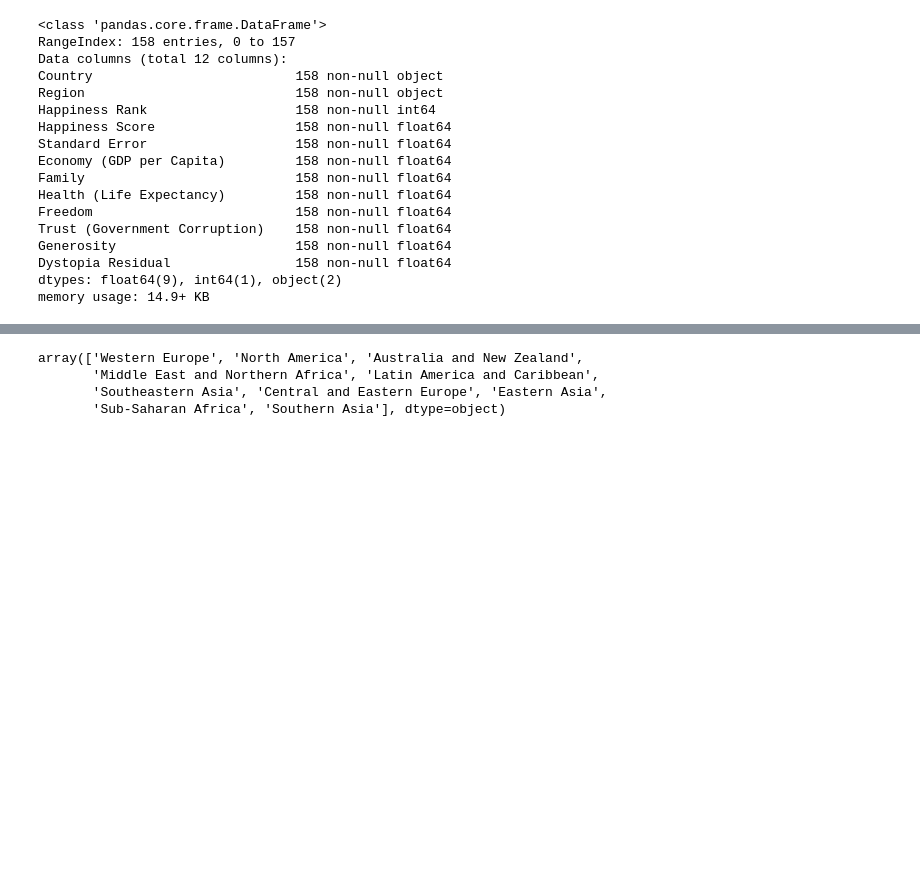
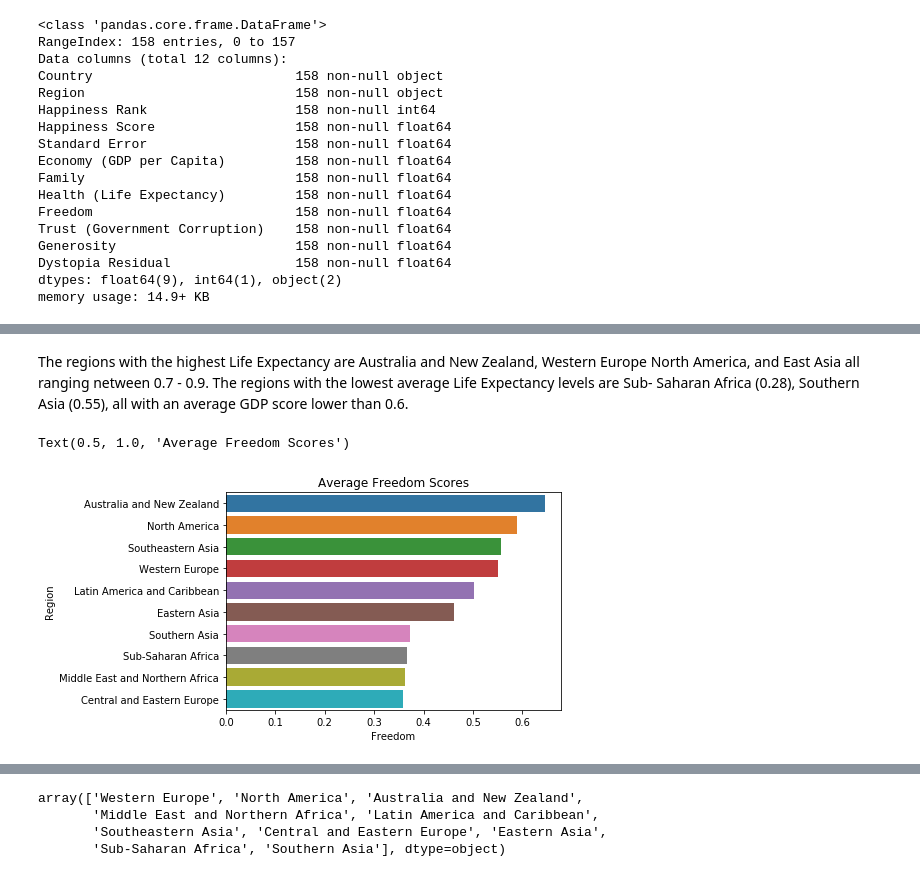
Before and after one commit to EugeneZnm/World-Happinesss-Report-Analysis, a Jupyter notebook: World Happiness Analysis.ipynb, the cells around one changed output, grey strips where cells are left out. Drawn from its saved outputs; the diff is of its cells as text; code cells hidden in the pictures; blank space fills up the shorter version.

```diff
--- a/World Happiness Analysis.ipynb
+++ b/World Happiness Analysis.ipynb
@@ -130,0 +118,9 @@ Text(0.5, 1.0, 'Average Life Expectancy Per Region')
+# %% [markdown]
+The regions with the highest Life Expectancy are Australia and New Zealand, Western Europe North America, and East Asia all ranging netween 0.7 - 0.9. The regions with the lowest average Life Expectancy levels are Sub- Saharan Africa (0.28), Southern Asia (0.55), all with an average GDP score lower than 0.6.
+# %%
+Freedom = DataFrame(list(mean_freedom.items()), columns = ['Region', 'Freedom']).sort_values('Freedom',ascending=False)
+Freedom = sns.barplot(data=Freedom, x='Freedom', y='Region')
+plt.title('Average Freedom Scores')
+# %% [output]
+Text(0.5, 1.0, 'Average Freedom Scores')
+[figure, added]
```
Also changed, not shown: parts of 65 cells of this notebook.
